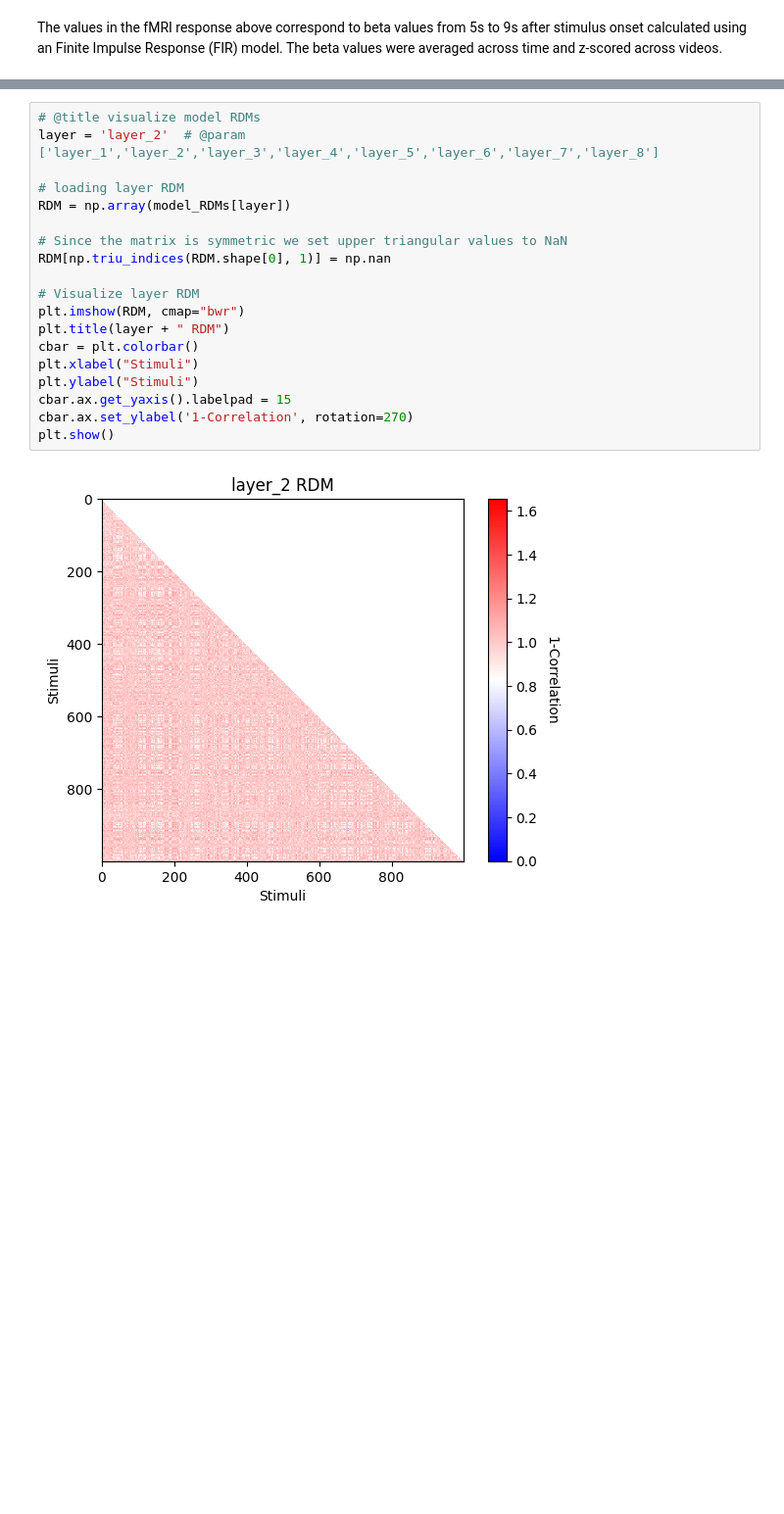
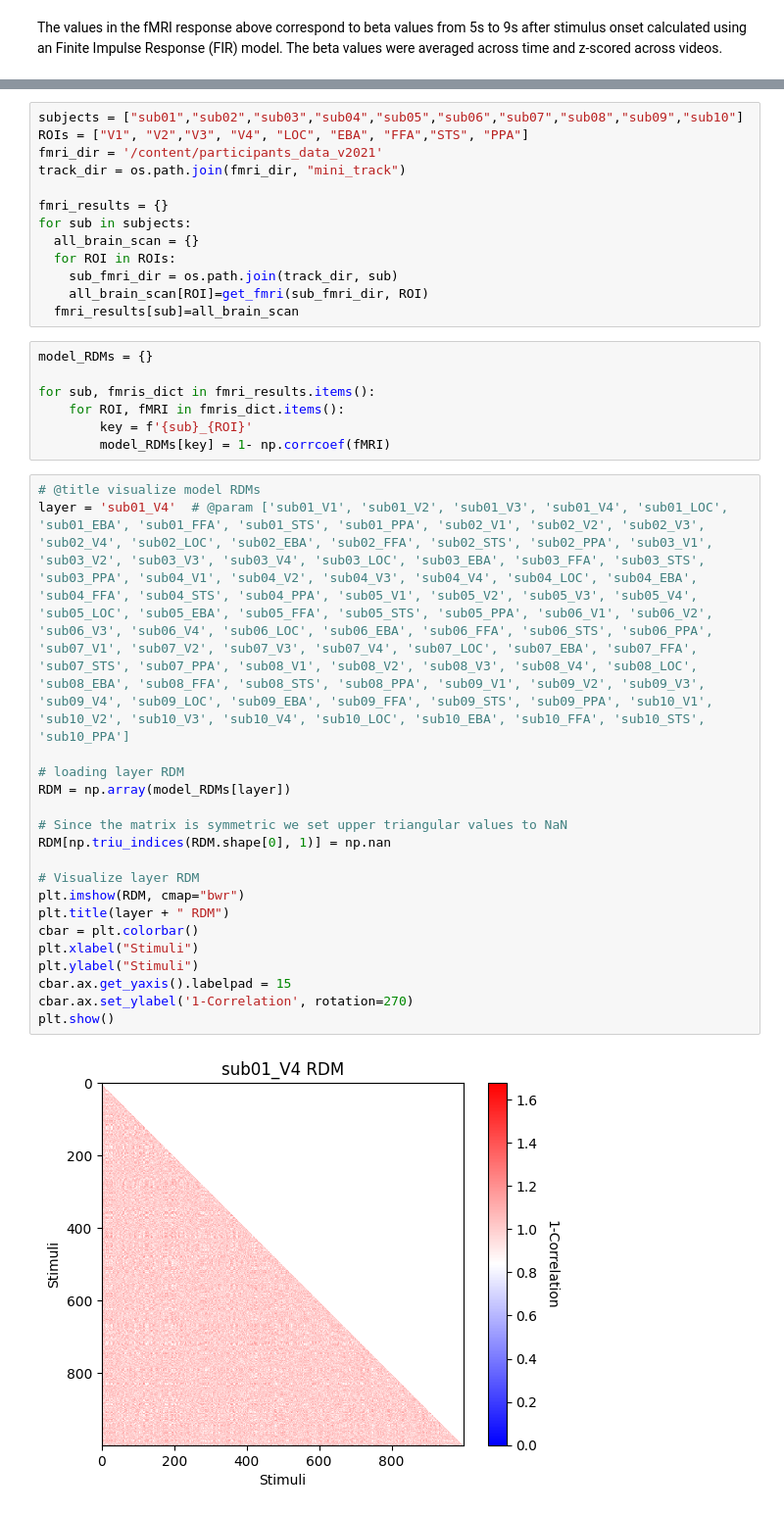
Before and after one commit to clachevv/neuro-match-project, a Jupyter notebook: notebooks/fmri_rdm_calculation.ipynb, the cells around one changed output, grey strips where cells are left out. Shown at 98% size. Cells and saved outputs as stored; diff of their text form; blank space fills up the shorter version.

```diff
--- a/notebooks/fmri_rdm_calculation.ipynb
+++ b/notebooks/fmri_rdm_calculation.ipynb
@@ -642,21 +271,41 @@ for j, layer in enumerate(layers):
+# %%
+subjects = ["sub01","sub02","sub03","sub04","sub05","sub06","sub07","sub08","sub09","sub10"]
+ROIs = ["V1", "V2","V3", "V4", "LOC", "EBA", "FFA","STS", "PPA"]
+fmri_dir = '/content/participants_data_v2021'
+track_dir = os.path.join(fmri_dir, "mini_track")
+
+fmri_results = {}
+for sub in subjects:
+  all_brain_scan = {}
+  for ROI in ROIs:
+    sub_fmri_dir = os.path.join(track_dir, sub)
+    all_brain_scan[ROI]=get_fmri(sub_fmri_dir, ROI)
+  fmri_results[sub]=all_brain_scan
+# %%
+model_RDMs = {}
+
+for sub, fmris_dict in fmri_results.items():
+    for ROI, fMRI in fmris_dict.items():
+        key = f'{sub}_{ROI}'
+        model_RDMs[key] = 1- np.corrcoef(fMRI)
 # %%
 # @title visualize model RDMs
-layer = 'layer_2'  # @param ['layer_1','layer_2','layer_3','layer_4','layer_5','layer_6','layer_7','layer_8']
+layer = 'sub01_V4'  # @param ['sub01_V1', 'sub01_V2', 'sub01_V3', 'sub01_V4', 'sub01_LOC', 'sub01_EBA', 'sub01_FFA', 'sub01_STS', 'sub01_PPA', 'sub02_V1', 'sub02_V2', 'sub02_V3', 'sub02_V4', 'sub02_LOC', 'sub02_EBA', 'sub02_FFA', 'sub02_STS', 'sub02_PPA', 'sub03_V1', 'sub03_V2', 'sub03_V3', 'sub03_V4', 'sub03_LOC', 'sub03_EBA', 'sub03_FFA', 'sub03_STS', 'sub03_PPA', 'sub04_V1', 'sub04_V2', 'sub04_V3', 'sub04_V4', 'sub04_LOC', 'sub04_EBA', 'sub04_FFA', 'sub04_STS', 'sub04_PPA', 'sub05_V1', 'sub05_V2', 'sub05_V3', 'sub05_V4', 'sub05_LOC', 'sub05_EBA', 'sub05_FFA', 'sub05_STS', 'sub05_PPA', 'sub06_V1', 'sub06_V2', 'sub06_V3', 'sub06_V4', 'sub06_LOC', 'sub06_EBA', 'sub06_FFA', 'sub06_STS', 'sub06_PPA', 'sub07_V1', 'sub07_V2', 'sub07_V3', 'sub07_V4', 'sub07_LOC', 'sub07_EBA', 'sub07_FFA', 'sub07_STS', 'sub07_PPA', 'sub08_V1', 'sub08_V2', 'sub08_V3', 'sub08_V4', 'sub08_LOC', 'sub08_EBA', 'sub08_FFA', 'sub08_STS', 'sub08_PPA', 'sub09_V1', 'sub09_V2', 'sub09_V3', 'sub09_V4', 'sub09_LOC', 'sub09_EBA', 'sub09_FFA', 'sub09_STS', 'sub09_PPA', 'sub10_V1', 'sub10_V2', 'sub10_V3', 'sub10_V4', 'sub10_LOC', 'sub10_EBA', 'sub10_FFA', 'sub10_STS', 'sub10_PPA']
 
 # loading layer RDM
 RDM = np.array(model_RDMs[layer])
 
 # Since the matrix is symmetric we set upper triangular values to NaN
 RDM[np.triu_indices(RDM.shape[0], 1)] = np.nan
 
 # Visualize layer RDM
 plt.imshow(RDM, cmap="bwr")
 plt.title(layer + " RDM")
 cbar = plt.colorbar()
 plt.xlabel("Stimuli")
 plt.ylabel("Stimuli")
 cbar.ax.get_yaxis().labelpad = 15
 cbar.ax.set_ylabel('1-Correlation', rotation=270)
 plt.show()
 # %% [output]
-[figure, old version]
+[figure, new version]
```
Also changed, not shown: parts of 10 cells of this notebook.
